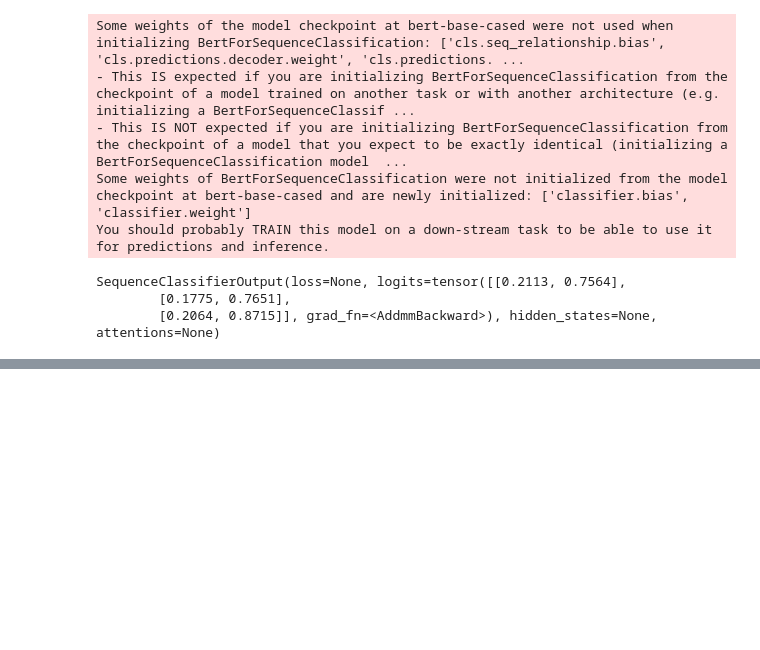
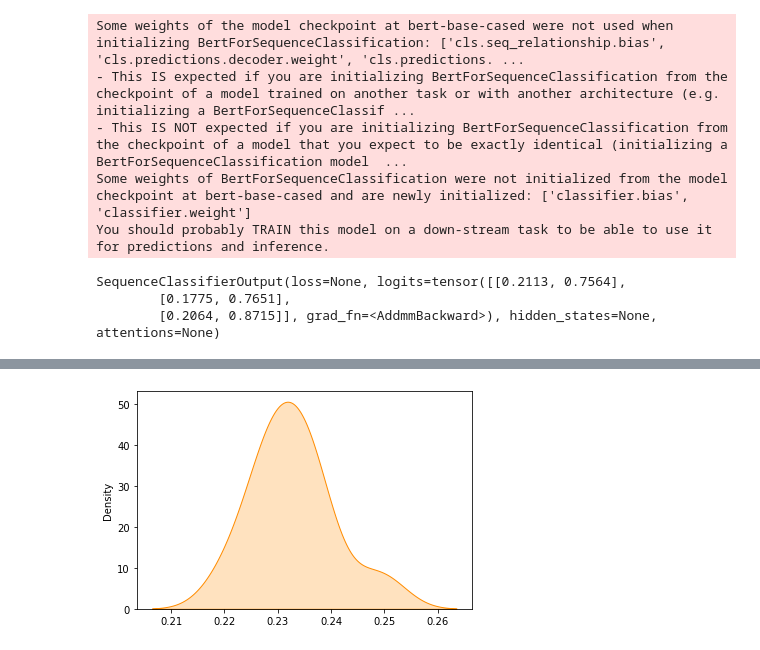
Before and after one commit to ileefmans/stock-sentiment, a Jupyter notebook: notebooks/exploratory_test_notebook.ipynb, the cells around one changed output, grey strips where cells are left out. Saved outputs shown, nothing was run; the diff lists cells and outputs as text; code cells hidden in the pictures; blank space fills up the shorter version.

Commit message:
Test plots

```diff
--- a/notebooks/exploratory_test_notebook.ipynb
+++ b/notebooks/exploratory_test_notebook.ipynb
@@ -246,0 +247,3 @@ tensor([0.4234, 0.5766])
+# %%
+all_post_probs = inference_output['all_post_probs']
+all_comment_probs = inference_output['all_comment_probs']
@@ -246,0 +267,10 @@ tensor([0.4234, 0.5766])
+# %%
+ser = pd.Series(all_post_probs[:,1])
+
+sns.kdeplot(ser, color="darkorange", shade=True);
+# df = ser.to_frame()
+# df.rename(columns={0:'post_probs'}, inplace=True)
+# df.reset_index(inplace=True)
+#df.plot.scatter(x='index', y=0)
+# %% [output]
+[figure, added]
```
Also changed, not shown: parts of 8 cells of this notebook.
